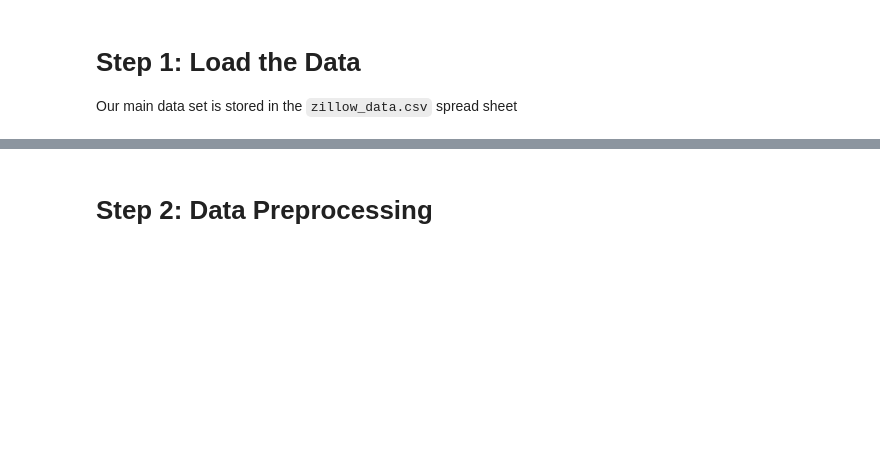
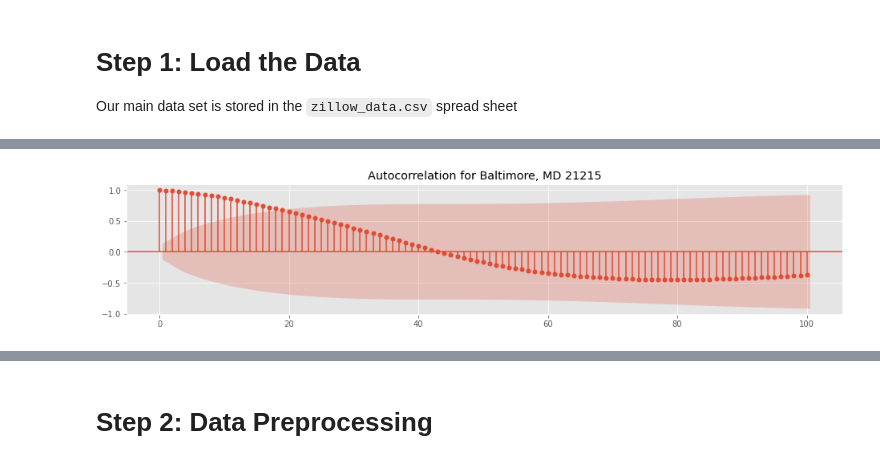
Before and after one commit to sethchart/Baltimore-Real-Estate-Investment, a Jupyter notebook: code/starter_notebook.ipynb, the cells around one changed output, grey strips where cells are left out. Saved outputs shown, nothing was run; the diff lists cells and outputs as text; code cells hidden in the pictures; blank space fills up the shorter version.

```diff
--- a/code/starter_notebook.ipynb
+++ b/code/starter_notebook.ipynb
@@ -20,0 +130,34 @@ filtered.head()
+# %%
+from statsmodels.graphics.tsaplots import plot_pacf
+from statsmodels.graphics.tsaplots import plot_acf
+from matplotlib import pyplot as plt
+
+def make_acf_plot(model_dictionary, zip_code):
+    city_name = model_dictionary[zip_code]['City']
+    state_abbreviation = model_dictionary[zip_code]['State']
+    train, test = make_test_train_split(model_dictionary, zip_code)
+    fig, ax = plt.subplots(figsize=(16,3));
+    plot_acf(
+        x=train,
+        ax=ax,
+        lags=100,
+        title=f'Autocorrelation for {city_name}, {state_abbreviation} {zip_code}'
+    );
+    return fig
+
+def make_pacf_plot(model_dictionary, zip_code):
+    city_name = model_dictionary[zip_code]['City']
+    state_abbreviation = model_dictionary[zip_code]['State']
+    train, test = make_test_train_split(model_dictionary, zip_code)
+    fig, ax = plt.subplots(figsize=(16,3));
+    plot_pacf(
+        x=train,
+        ax=ax,
+        lags=100,
+        title=f'Partial Autocorrelation for {city_name}, {state_abbreviation} {zip_code}'
+    );
+    return fig
+# %%
+make_acf_plot(model_dictionary, zip_code=21215);
+# %% [output]
+[figure, added]
```
Also changed, not shown: parts of 17 cells of this notebook.
